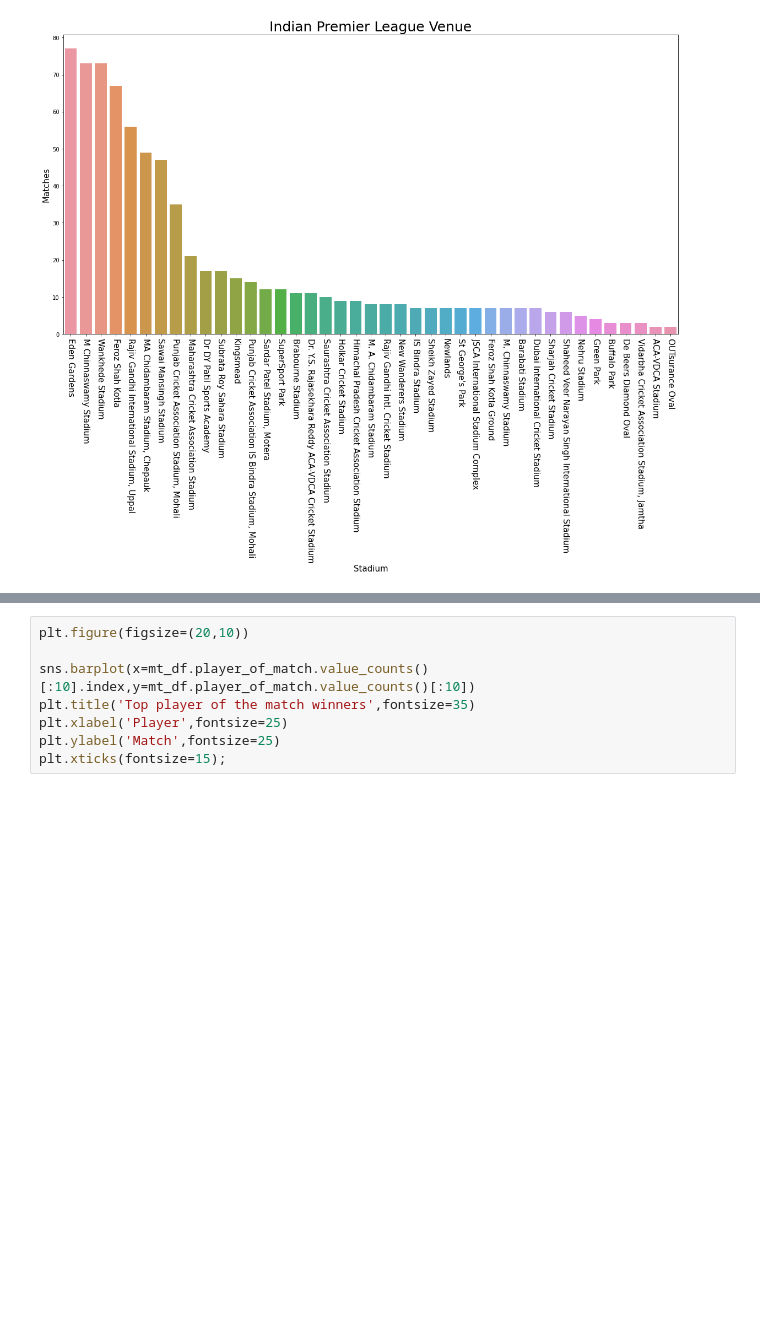
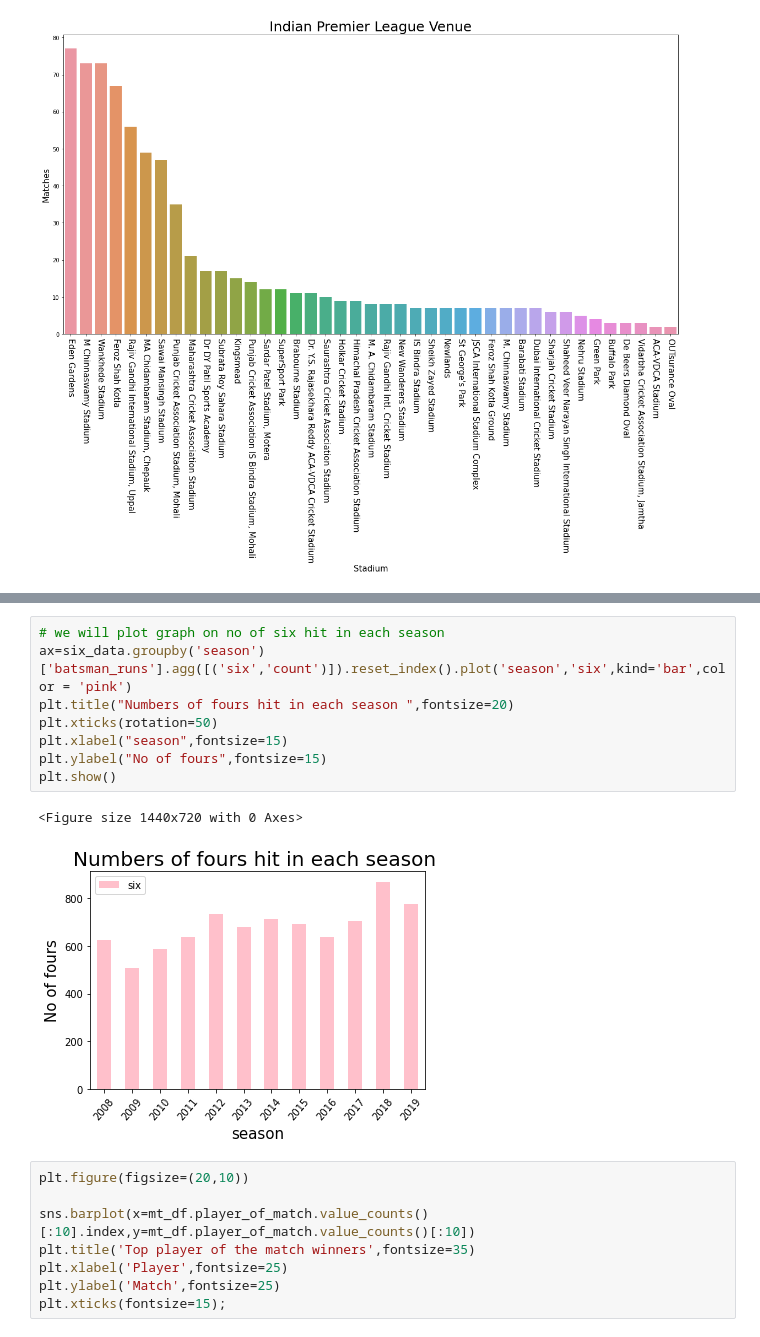
Before and after one commit to abhijeetraj22/TSF-GRIP_Tasks, a Jupyter notebook: TSF_Task_5.ipynb, the cells around one changed output, grey strips where cells are left out. Cells and saved outputs as stored; diff of their text form; blank space fills up the shorter version.

```diff
--- a/TSF_Task_5.ipynb
+++ b/TSF_Task_5.ipynb
@@ -189,3 +387,14 @@ plt.xticks(rotation=-90,fontsize=15);
+# %%
+# we will plot graph on no of six hit in each season
+ax=six_data.groupby('season')['batsman_runs'].agg([('six','count')]).reset_index().plot('season','six',kind='bar',color = 'pink')
+plt.title("Numbers of fours hit in each season ",fontsize=20)
+plt.xticks(rotation=50)
+plt.xlabel("season",fontsize=15)
+plt.ylabel("No of fours",fontsize=15)
+plt.show()
+# %% [output]
+<Figure size 1440x720 with 0 Axes>
+[figure, added]
 # %%
 plt.figure(figsize=(20,10))
 
```
Also changed, not shown: parts of 20 cells of this notebook.
